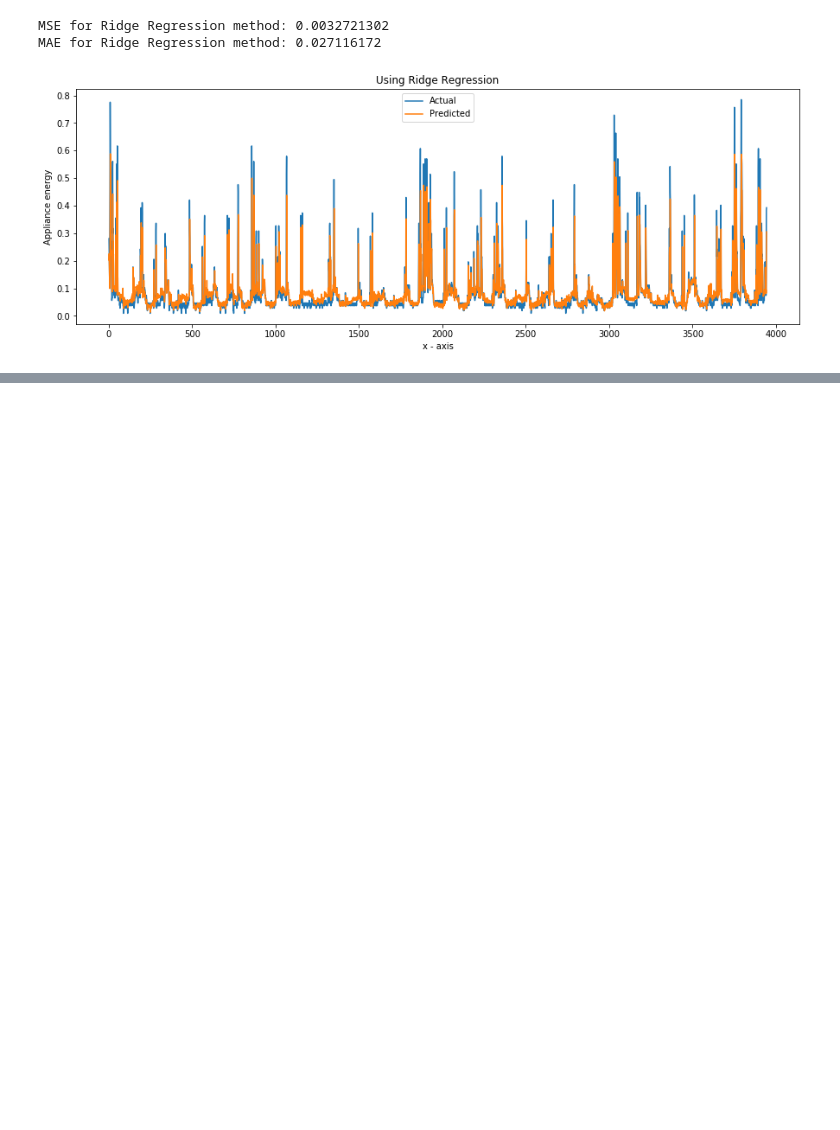
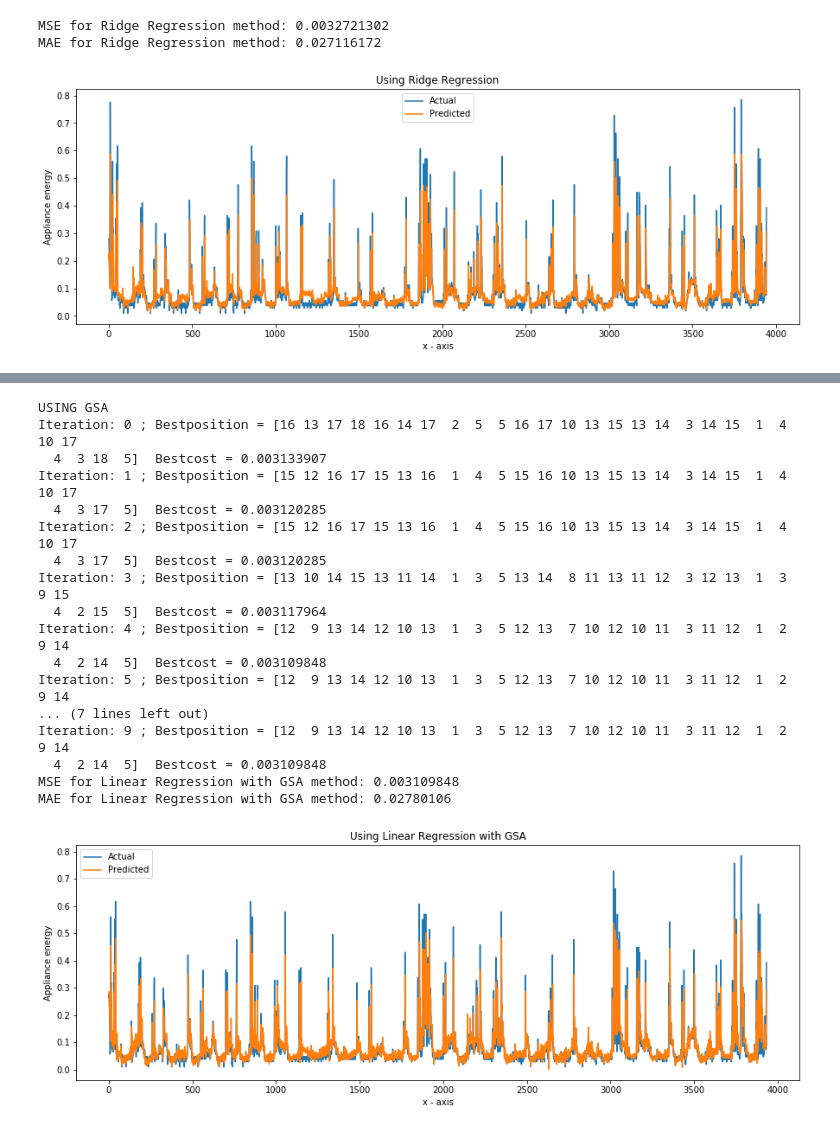
Before and after one commit to devbinu/Multivariate-Time-Series-Analysis, a Jupyter notebook: code/code.ipynb, the cells around one changed output, grey strips where cells are left out. Drawn from its saved outputs; the diff is of its cells as text; code cells hidden in the pictures; blank space fills up the shorter version.

```diff
--- a/code/code.ipynb
+++ b/code/code.ipynb
@@ -735,0 +1132,36 @@ MAE for Ridge Regression with PSO method: 0.026766665
+# %%
+# GSA Parameters
+import sys
+m=20
+maxI=10
+npop=5
+eps=sys.float_info.epsilon
+e=0.0000001
+g0=10
+alpha=random.uniform(0,1)
+# Call Linear Regression GSA method
+mse, n_lag = LinearRegGSA(scaled,maxI,npop,g0,alpha,e,eps,n_features,m)
+# Use Result from Linear Regression with GSA method
+prediction, MSE['LinearRegGSA'], MAE['LinearRegGSA'], test = LinearReg(scaled, n_lag, n_features,0)
+print("MSE for Linear Regression with GSA method: " + str(MSE['LinearRegGSA']))
+print("MAE for Linear Regression with GSA method: " + str(MAE['LinearRegGSA']))
+plot(test, prediction, 'Using Linear Regression with GSA','Linear Regression with GSA.png')
+# %% [output]
+USING GSA
+Iteration: 0 ; Bestposition = [16 13 17 18 16 14 17  2  5  5 16 17 10 13 15 13 14  3 14 15  1  4 10 17
+  4  3 18  5]  Bestcost = 0.003133907
+Iteration: 1 ; Bestposition = [15 12 16 17 15 13 16  1  4  5 15 16 10 13 15 13 14  3 14 15  1  4 10 17
+  4  3 17  5]  Bestcost = 0.003120285
+Iteration: 2 ; Bestposition = [15 12 16 17 15 13 16  1  4  5 15 16 10 13 15 13 14  3 14 15  1  4 10 17
+  4  3 17  5]  Bestcost = 0.003120285
+Iteration: 3 ; Bestposition = [13 10 14 15 13 11 14  1  3  5 13 14  8 11 13 11 12  3 12 13  1  3  9 15
+  4  2 15  5]  Bestcost = 0.003117964
+Iteration: 4 ; Bestposition = [12  9 13 14 12 10 13  1  3  5 12 13  7 10 12 10 11  3 11 12  1  2  9 14
+  4  2 14  5]  Bestcost = 0.003109848
+Iteration: 5 ; Bestposition = [12  9 13 14 12 10 13  1  3  5 12 13  7 10 12 10 11  3 11 12  1  2  9 14
+... (7 lines left out)
+Iteration: 9 ; Bestposition = [12  9 13 14 12 10 13  1  3  5 12 13  7 10 12 10 11  3 11 12  1  2  9 14
+  4  2 14  5]  Bestcost = 0.003109848
+MSE for Linear Regression with GSA method: 0.003109848
+MAE for Linear Regression with GSA method: 0.02780106
+[figure, added]
```
Also changed, not shown: parts of 22 cells of this notebook.
